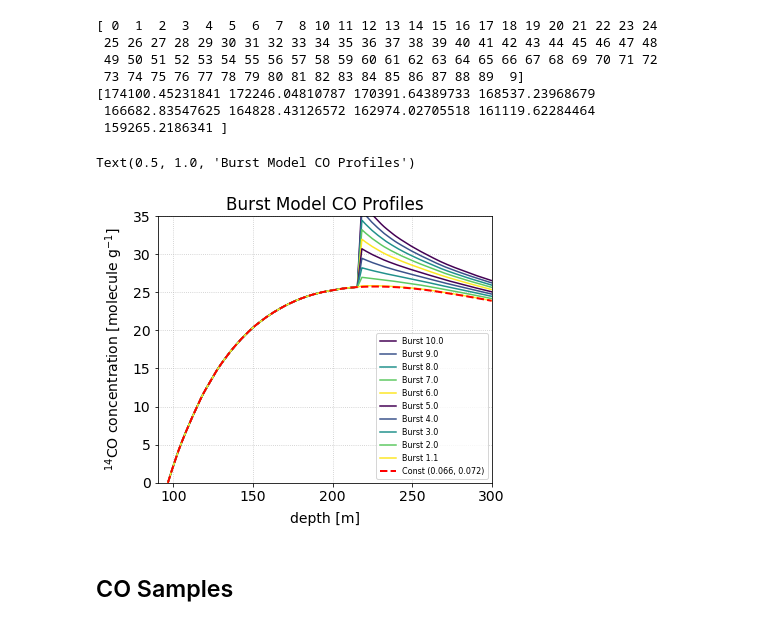
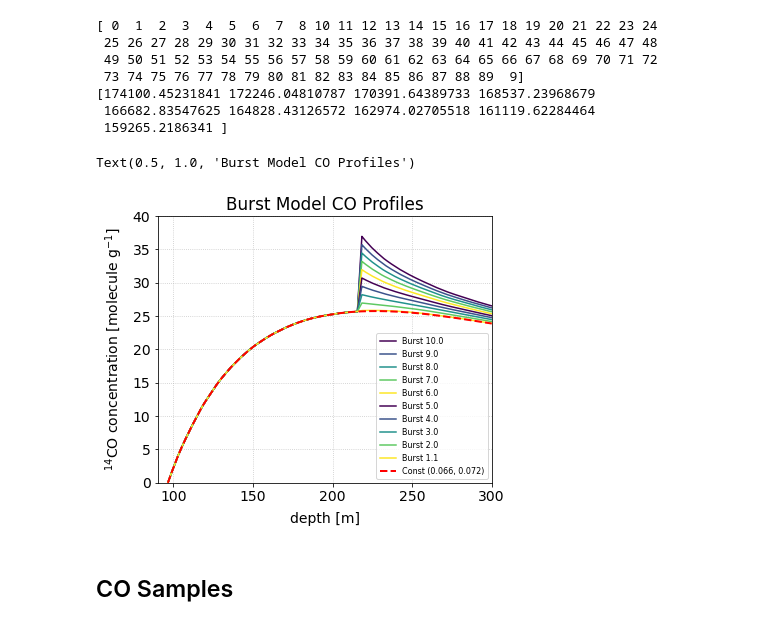
Before and after one commit to 14CO/Dome-C-Sensitivity, a Jupyter notebook: graph-maker.ipynb, the cells around one changed output. Cells and saved outputs as stored; diff of their text form; code cells hidden in the pictures.

```diff
--- a/graph-maker.ipynb
+++ b/graph-maker.ipynb
@@ -109,22 +93,22 @@ i0 = a.argmin()
 # %%
 dist = param_dist(const_models, [fmu_neg, fmu_fast])
 j = dist.argmin()
 data_const = const_models.models[j]
 
 fig, ax = plt.subplots(1,1, figsize=(6,5), tight_layout=True)
 for i in ind:
     ax.plot(burst_models.models[i].z, burst_models.models[i].CO, label='Burst {}'.format(burst_models.parameters[i,0]))
 ax.plot(burst_models.models[i0].z, burst_models.models[i0].CO, label='Burst {}'.format(burst_models.parameters[i0,0]))
 ax.plot(data_const.z, data_const.CO, ls='--', lw=2, c='red', label='Const ({:.3f}, {:.3f})'.format(fmu_neg, fmu_fast))
 ax.set(xlim=(90,300),
         xlabel='depth [m]',
-        ylim=(0,35),
+        ylim=(0,40),
         ylabel=r'$^{14}$CO concentration [molecule g$^{-1}$]')
 ax.legend(loc='lower right', fontsize=8)
 plt.title('Burst Model CO Profiles')
 # %% [output]
 Text(0.5, 1.0, 'Burst Model CO Profiles')
-[figure, old version]
+[figure, new version]
 # %% [markdown]
 ## CO Samples
 # %%
```
Also changed, not shown: parts of 10 cells of this notebook, 12 other files.
